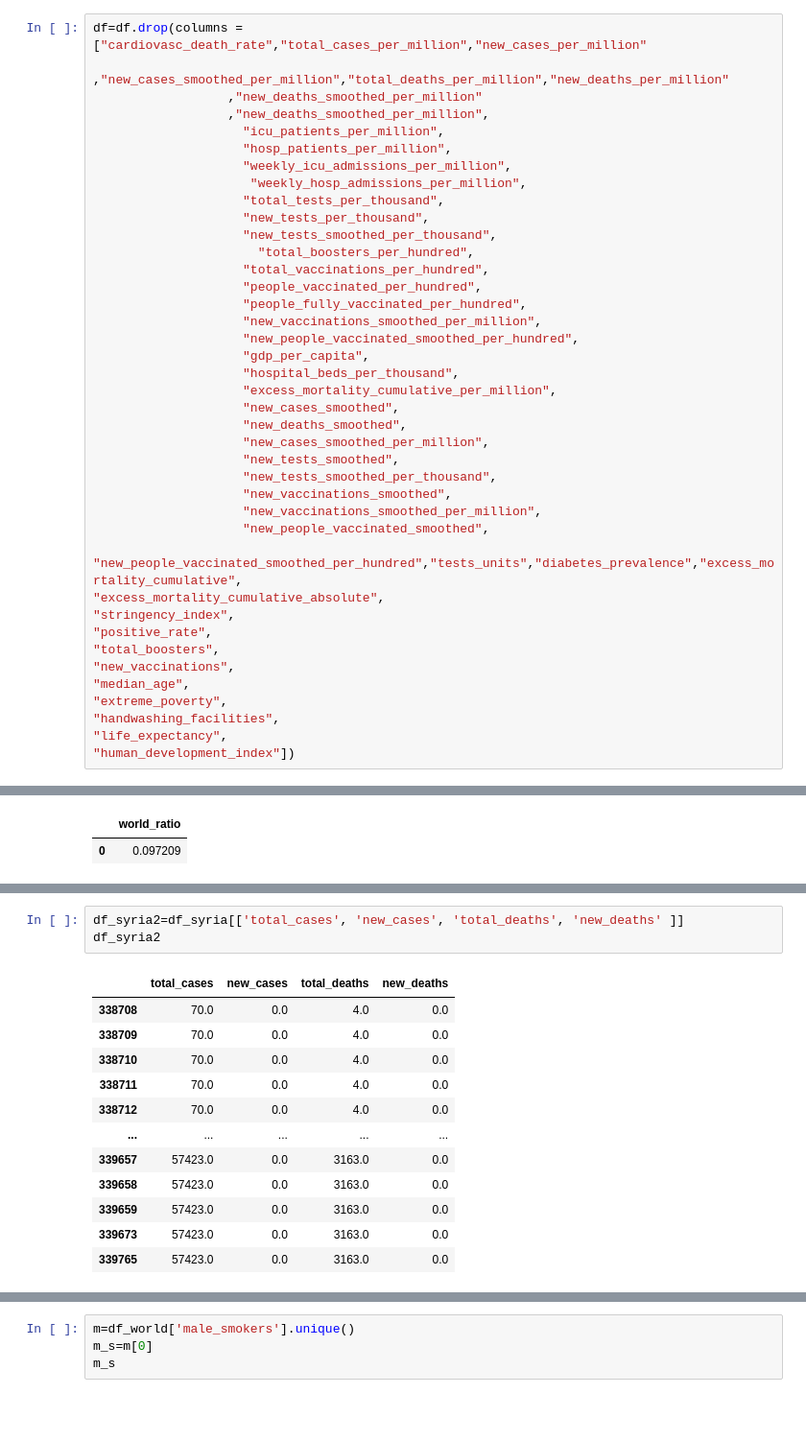
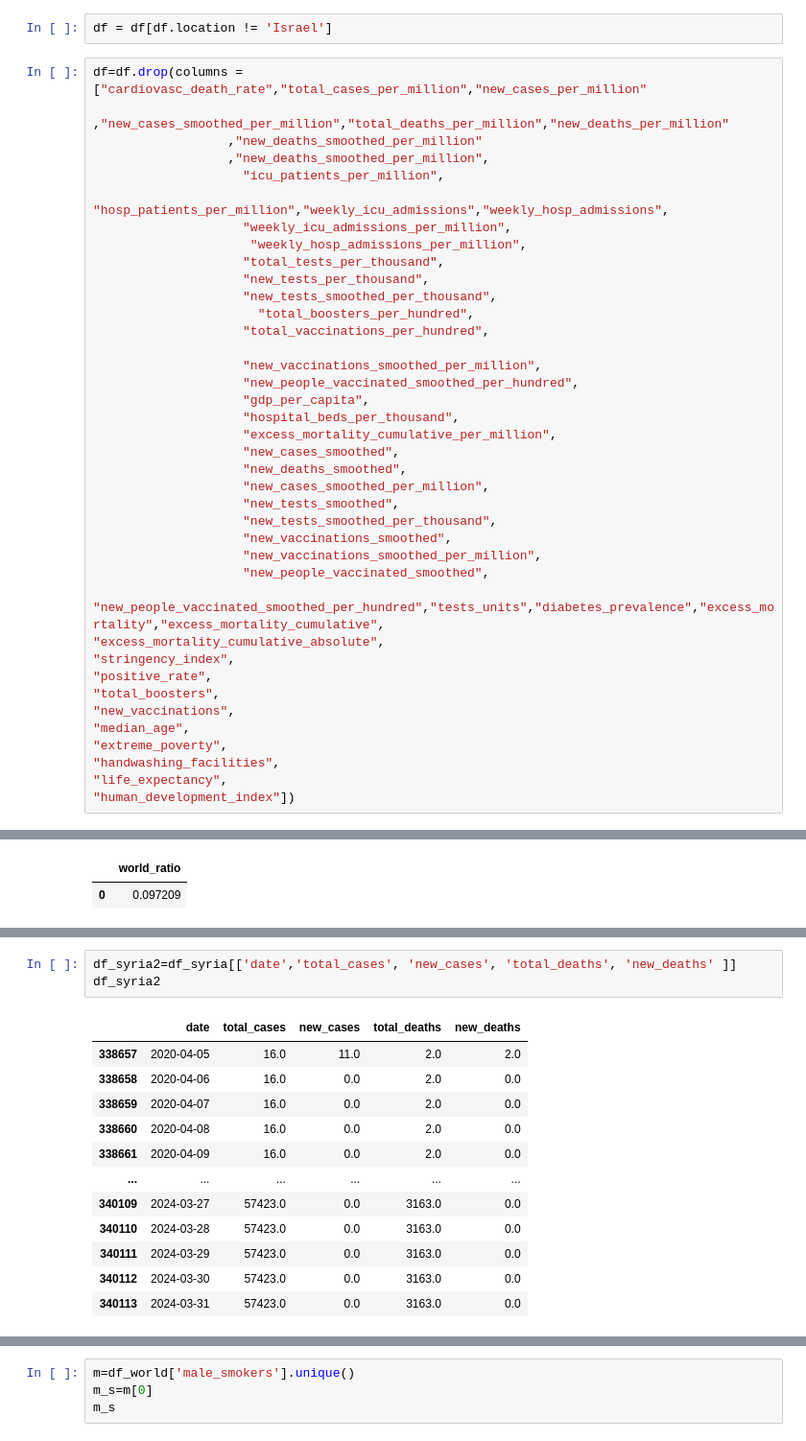
Before and after one commit to Kenanzh0/final_Project, a Jupyter notebook: data_analyst.ipynb, the cells around one changed output, grey strips where cells are left out. Shown at 96% size. Drawn from its saved outputs; the diff is of its cells as text; blank space fills up the shorter version.

```diff
--- a/data_analyst.ipynb
+++ b/data_analyst.ipynb
@@ -29,13 +29,15 @@ Data columns (total 67 columns):
  66  excess_mortality_cumulative_per_million     13216 non-null   float64
 dtypes: float64(62), object(5)
 memory usage: 199.7+ MB
+# %%
+df = df[df.location != 'Israel']
 # %%
 df=df.drop(columns = ["cardiovasc_death_rate","total_cases_per_million","new_cases_per_million"
                   ,"new_cases_smoothed_per_million","total_deaths_per_million","new_deaths_per_million"
                   ,"new_deaths_smoothed_per_million"
                   ,"new_deaths_smoothed_per_million",
                     "icu_patients_per_million",
-                    "hosp_patients_per_million",
+                    "hosp_patients_per_million","weekly_icu_admissions","weekly_hosp_admissions",
                     "weekly_icu_admissions_per_million",
                      "weekly_hosp_admissions_per_million",
                     "total_tests_per_thousand",
@@ -43,8 +45,7 @@ df=df.drop(columns = ["cardiovasc_death_rate","total_cases_per_million","new_cas
                     "new_tests_smoothed_per_thousand",
                       "total_boosters_per_hundred",
                     "total_vaccinations_per_hundred",
-                    "people_vaccinated_per_hundred",
-                    "people_fully_vaccinated_per_hundred",
+
                     "new_vaccinations_smoothed_per_million",
                     "new_people_vaccinated_smoothed_per_hundred",
                     "gdp_per_capita",
@@ -58,7 +59,7 @@ df=df.drop(columns = ["cardiovasc_death_rate","total_cases_per_million","new_cas
                     "new_vaccinations_smoothed",
                     "new_vaccinations_smoothed_per_million",
                     "new_people_vaccinated_smoothed",
-                    "new_people_vaccinated_smoothed_per_hundred","tests_units","diabetes_prevalence","excess_mortality_cumulative",
+                    "new_people_vaccinated_smoothed_per_hundred","tests_units","diabetes_prevalence","excess_mortality","excess_mortality_cumulative",
 "excess_mortality_cumulative_absolute",
 "stringency_index",
 "positive_rate",
@@ -355,16 +351,16 @@ df_syria
 # %%
-df_syria2=df_syria[['total_cases', 'new_cases', 'total_deaths', 'new_deaths' ]]
+df_syria2=df_syria[['date','total_cases', 'new_cases', 'total_deaths', 'new_deaths' ]]
 df_syria2
 # %% [output]
-|  | total_cases | new_cases | total_deaths | new_deaths |
-| 338708 | 70.0 | 0.0 | 4.0 | 0.0 |
-| 338709 | 70.0 | 0.0 | 4.0 | 0.0 |
-| 338710 | 70.0 | 0.0 | 4.0 | 0.0 |
-| 338711 | 70.0 | 0.0 | 4.0 | 0.0 |
-| 338712 | 70.0 | 0.0 | 4.0 | 0.0 |
-| ... | ... | ... | ... | ... |
-| 339657 | 57423.0 | 0.0 | 3163.0 | 0.0 |
-| 339658 | 57423.0 | 0.0 | 3163.0 | 0.0 |
-| 339659 | 57423.0 | 0.0 | 3163.0 | 0.0 |
-| 339673 | 57423.0 | 0.0 | 3163.0 | 0.0 |
-| 339765 | 57423.0 | 0.0 | 3163.0 | 0.0 |
+|  | date | total_cases | new_cases | total_deaths | new_deaths |
+| 338657 | 2020-04-05 | 16.0 | 11.0 | 2.0 | 2.0 |
+| 338658 | 2020-04-06 | 16.0 | 0.0 | 2.0 | 0.0 |
+| 338659 | 2020-04-07 | 16.0 | 0.0 | 2.0 | 0.0 |
+| 338660 | 2020-04-08 | 16.0 | 0.0 | 2.0 | 0.0 |
+| 338661 | 2020-04-09 | 16.0 | 0.0 | 2.0 | 0.0 |
+| ... | ... | ... | ... | ... | ... |
+| 340109 | 2024-03-27 | 57423.0 | 0.0 | 3163.0 | 0.0 |
+| 340110 | 2024-03-28 | 57423.0 | 0.0 | 3163.0 | 0.0 |
+| 340111 | 2024-03-29 | 57423.0 | 0.0 | 3163.0 | 0.0 |
+| 340112 | 2024-03-30 | 57423.0 | 0.0 | 3163.0 | 0.0 |
+| 340113 | 2024-03-31 | 57423.0 | 0.0 | 3163.0 | 0.0 |
```
Also changed, not shown: parts of 61 cells of this notebook.
